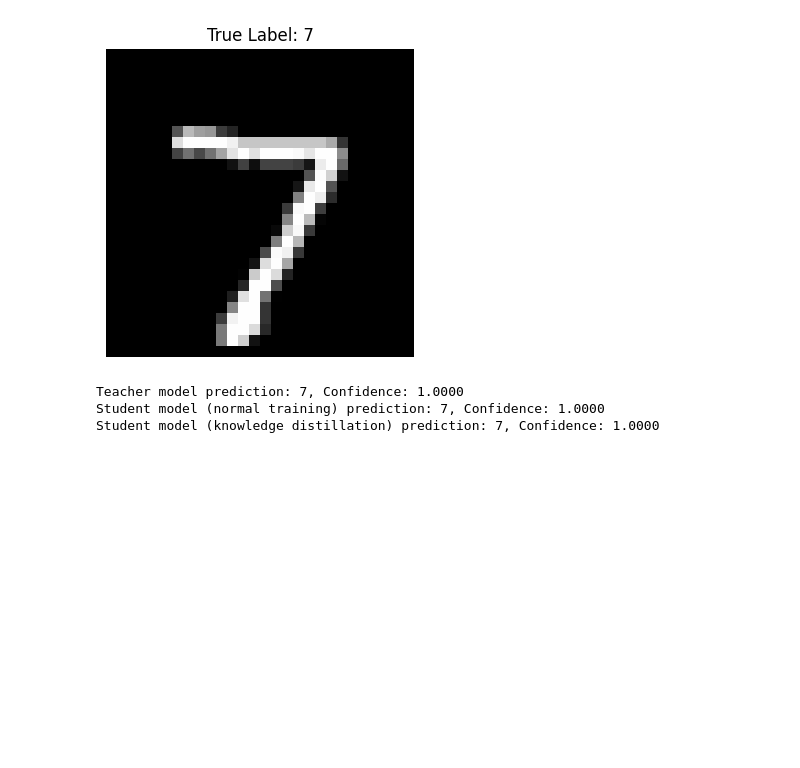
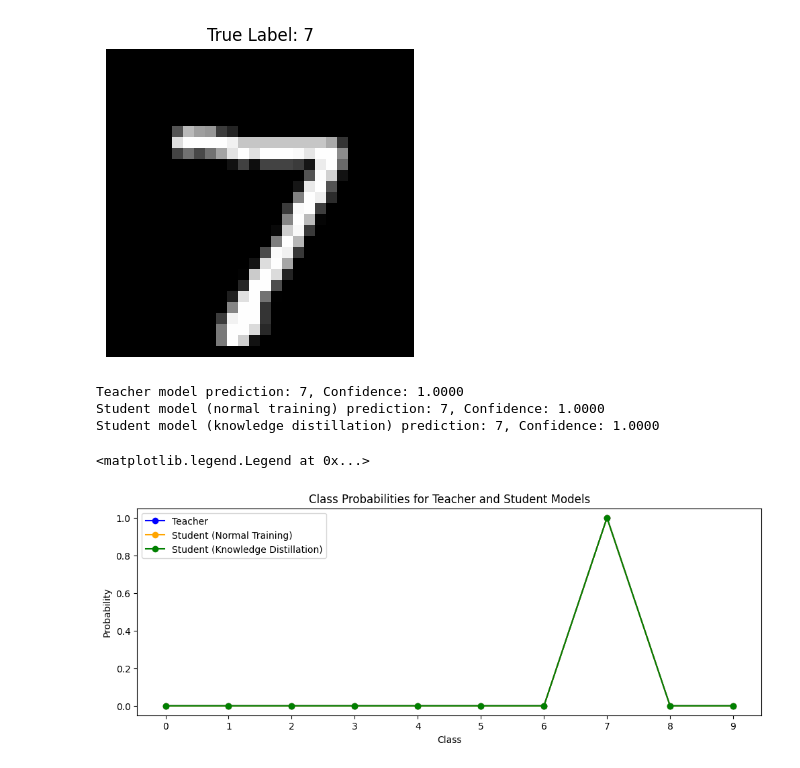
Before and after one commit to shovo896/LLM, a Jupyter notebook: knowledge_dsitil.ipynb, the cells around one changed output. Cells and saved outputs as stored; diff of their text form; code cells hidden in the pictures; blank space fills up the shorter version.

```diff
--- a/knowledge_dsitil.ipynb
+++ b/knowledge_dsitil.ipynb
@@ -294,3 +294,17 @@ print(f"Student model (knowledge distillation) prediction: {student_kd_pred}, Co
 Teacher model prediction: 7, Confidence: 1.0000
 Student model (normal training) prediction: 7, Confidence: 1.0000
 Student model (knowledge distillation) prediction: 7, Confidence: 1.0000
+# %%
+classes = list(range(10))
+plt.figure(figsize=(12, 4))
+plt.plot(classes, teacher_probs.squeeze().cpu().numpy(), marker='o', label='Teacher', color='blue')
+plt.plot(classes, student_normal_probs.squeeze().cpu().numpy(), marker='o', label='Student (Normal Training)', color='orange')
+plt.plot(classes, student_kd_probs.squeeze().cpu().numpy(), marker='o', label='Student (Knowledge Distillation)', color='green')
+plt.title("Class Probabilities for Teacher and Student Models")
+plt.xlabel("Class")
+plt.ylabel("Probability")
+plt.xticks(classes)
+plt.legend()
+# %% [output]
+<matplotlib.legend.Legend at 0x...>
+[figure, added]
```
